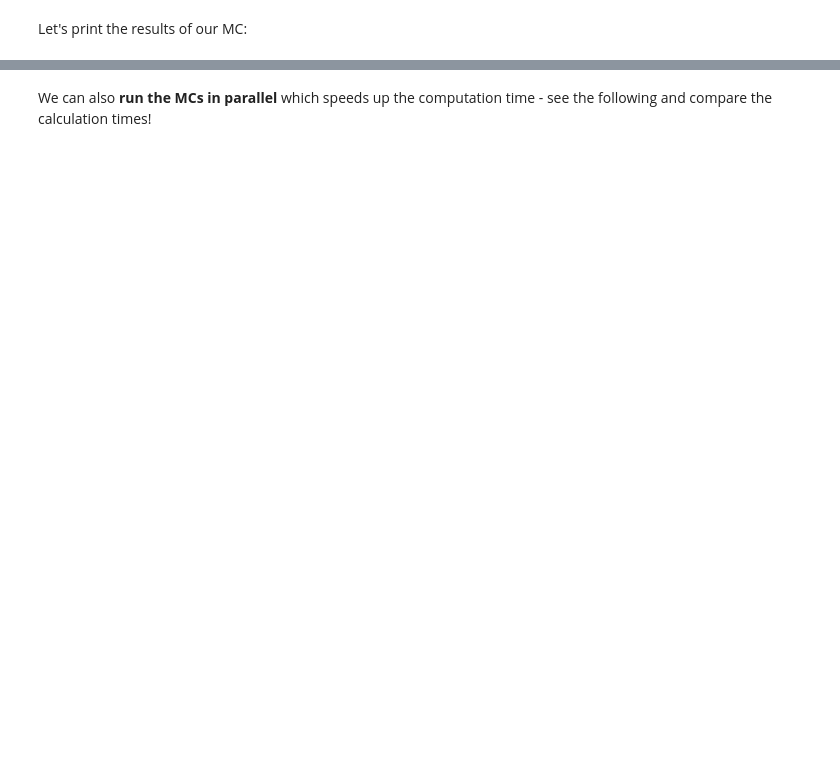
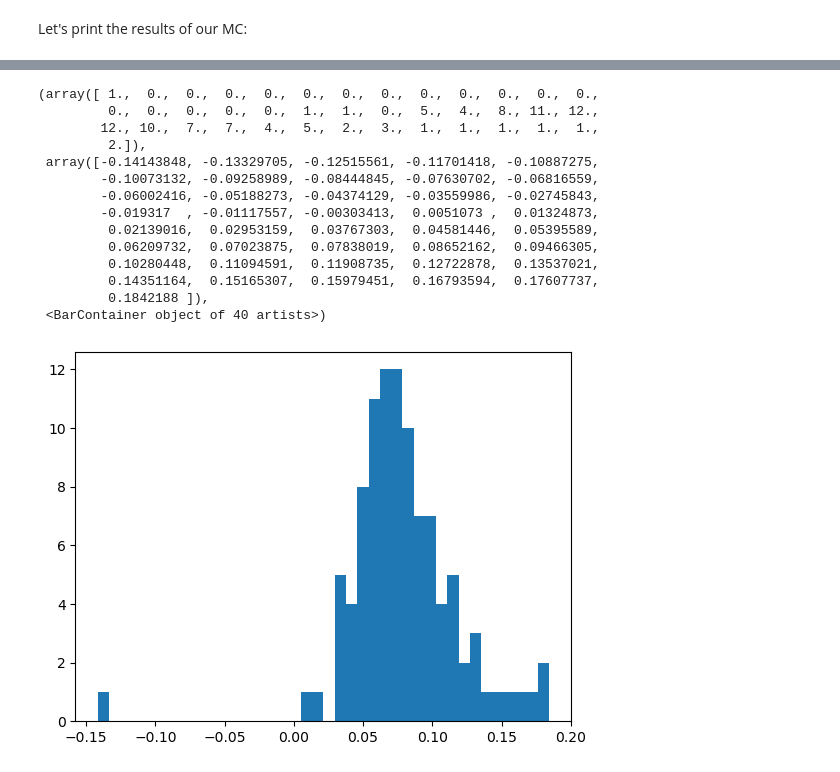
Before and after one commit to brightway-lca/brightway-book, a Jupyter notebook: content/chapters/BW25/BW25_introduction.ipynb, the cells around one changed output, grey strips where cells are left out. Saved outputs shown, nothing was run; the diff lists cells and outputs as text; code cells hidden in the pictures; blank space fills up the shorter version.

```diff
--- a/content/chapters/BW25/BW25_introduction.ipynb
+++ b/content/chapters/BW25/BW25_introduction.ipynb
@@ -1320,6 +1122,5 @@ Well, this doesn't really look like anything yet. We should increase the number
 # %%
-# define the number of iterations
-n_runs = 1000
+n_runs = 100 # define the number of iterations
 # %%
 %%time
-values = [next(mc) for _ in range(n_runs)]
+mc_scores_n = [mc_lca.score for _ in zip(mc_lca, range(n_runs))]
@@ -1326,4 +1130,18 @@ values = [next(mc) for _ in range(n_runs)]
 # %%
-plt.hist(values, bins=40)
+plt.hist(mc_scores_n, bins=40)
+# %% [output]
+(array([ 1.,  0.,  0.,  0.,  0.,  0.,  0.,  0.,  0.,  0.,  0.,  0.,  0.,
+         0.,  0.,  0.,  0.,  0.,  1.,  1.,  0.,  5.,  4.,  8., 11., 12.,
+        12., 10.,  7.,  7.,  4.,  5.,  2.,  3.,  1.,  1.,  1.,  1.,  1.,
+         2.]),
+ array([-0.14143848, -0.13329705, -0.12515561, -0.11701418, -0.10887275,
+        -0.10073132, -0.09258989, -0.08444845, -0.07630702, -0.06816559,
+        -0.06002416, -0.05188273, -0.04374129, -0.03559986, -0.02745843,
+        -0.019317  , -0.01117557, -0.00303413,  0.0051073 ,  0.01324873,
+         0.02139016,  0.02953159,  0.03767303,  0.04581446,  0.05395589,
+         0.06209732,  0.07023875,  0.07838019,  0.08652162,  0.09466305,
+         0.10280448,  0.11094591,  0.11908735,  0.12722878,  0.13537021,
+         0.14351164,  0.15165307,  0.15979451,  0.16793594,  0.17607737,
+         0.1842188 ]),
+ <BarContainer object of 40 artists>)
+[figure, added]
-# %% [markdown]
-We can also **run the MCs in parallel** which speeds up the computation time - see the following and compare the calculation times!
```
Also changed, not shown: parts of 131 cells of this notebook, 3 other files.
